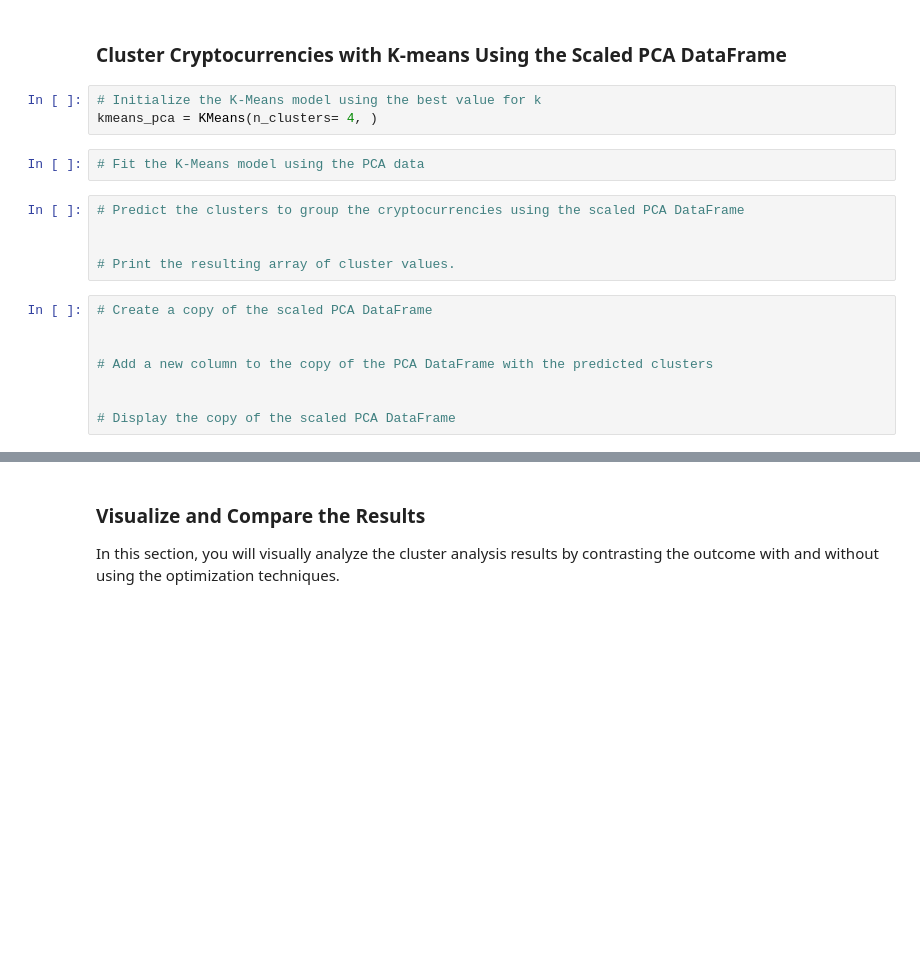
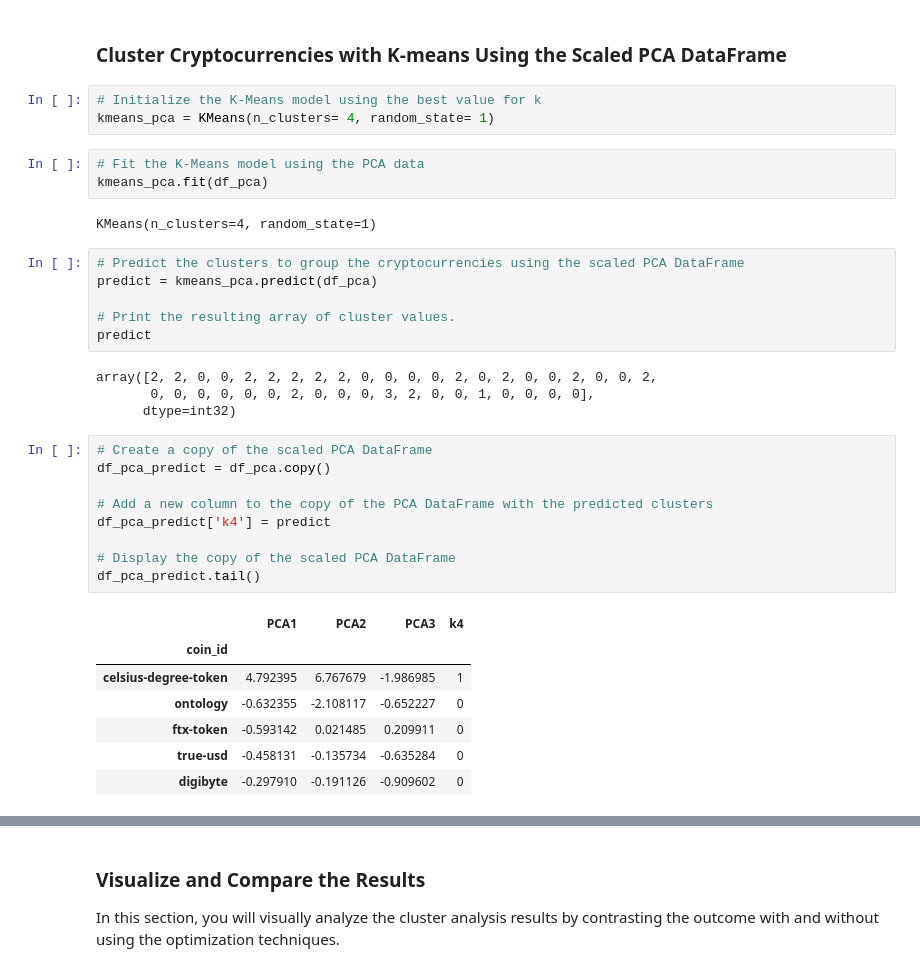
Before and after one commit to Nate-Sheibley/CryptoClustering, a Jupyter notebook: Crypto_Clustering_starter_code.ipynb, the cells around one changed output, grey strips where cells are left out. Saved outputs shown, nothing was run; the diff lists cells and outputs as text; blank space fills up the shorter version.

```diff
--- a/Crypto_Clustering_starter_code.ipynb
+++ b/Crypto_Clustering_starter_code.ipynb
@@ -292,22 +299,39 @@ df_elbow_pca.hvplot.line(
 ### Cluster Cryptocurrencies with K-means Using the Scaled PCA DataFrame
 # %%
 # Initialize the K-Means model using the best value for k
-kmeans_pca = KMeans(n_clusters= 4, )
+kmeans_pca = KMeans(n_clusters= 4, random_state= 1)
 # %%
 # Fit the K-Means model using the PCA data
+kmeans_pca.fit(df_pca)
+# %% [output]
+KMeans(n_clusters=4, random_state=1)
 # %%
 # Predict the clusters to group the cryptocurrencies using the scaled PCA DataFrame
-
+predict = kmeans_pca.predict(df_pca)
 
 # Print the resulting array of cluster values.
+predict
+# %% [output]
+array([2, 2, 0, 0, 2, 2, 2, 2, 2, 0, 0, 0, 0, 2, 0, 2, 0, 0, 2, 0, 0, 2,
+       0, 0, 0, 0, 0, 0, 2, 0, 0, 0, 3, 2, 0, 0, 1, 0, 0, 0, 0],
+      dtype=int32)
 # %%
 # Create a copy of the scaled PCA DataFrame
-
+df_pca_predict = df_pca.copy()
 
 # Add a new column to the copy of the PCA DataFrame with the predicted clusters
-
+df_pca_predict['k4'] = predict
 
 # Display the copy of the scaled PCA DataFrame
+df_pca_predict.tail()
+# %% [output]
+|  | PCA1 | PCA2 | PCA3 | k4 |
+| coin_id |  |  |  |  |
+| celsius-degree-token | 4.792395 | 6.767679 | -1.986985 | 1 |
+| ontology | -0.632355 | -2.108117 | -0.652227 | 0 |
+| ftx-token | -0.593142 | 0.021485 | 0.209911 | 0 |
+| true-usd | -0.458131 | -0.135734 | -0.635284 | 0 |
+| digibyte | -0.297910 | -0.191126 | -0.909602 | 0 |
 # %%
 # Create a scatter plot using hvPlot by setting
 # `x="PC1"` and `y="PC2"`.
```
Also changed, not shown: parts of 7 cells of this notebook.
